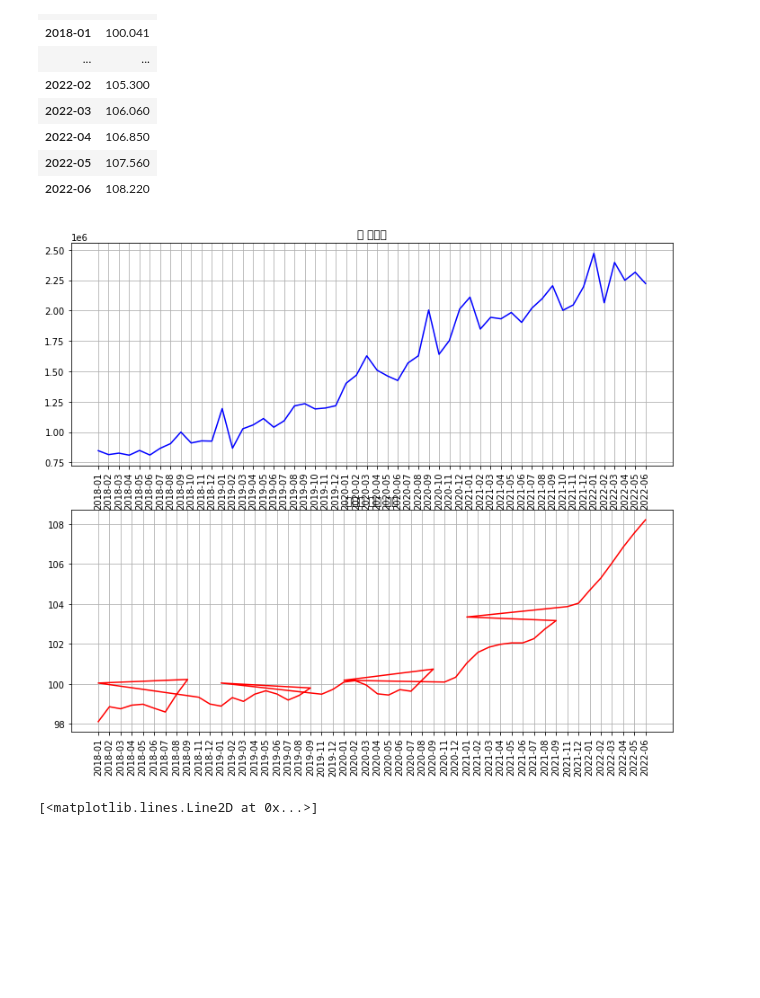
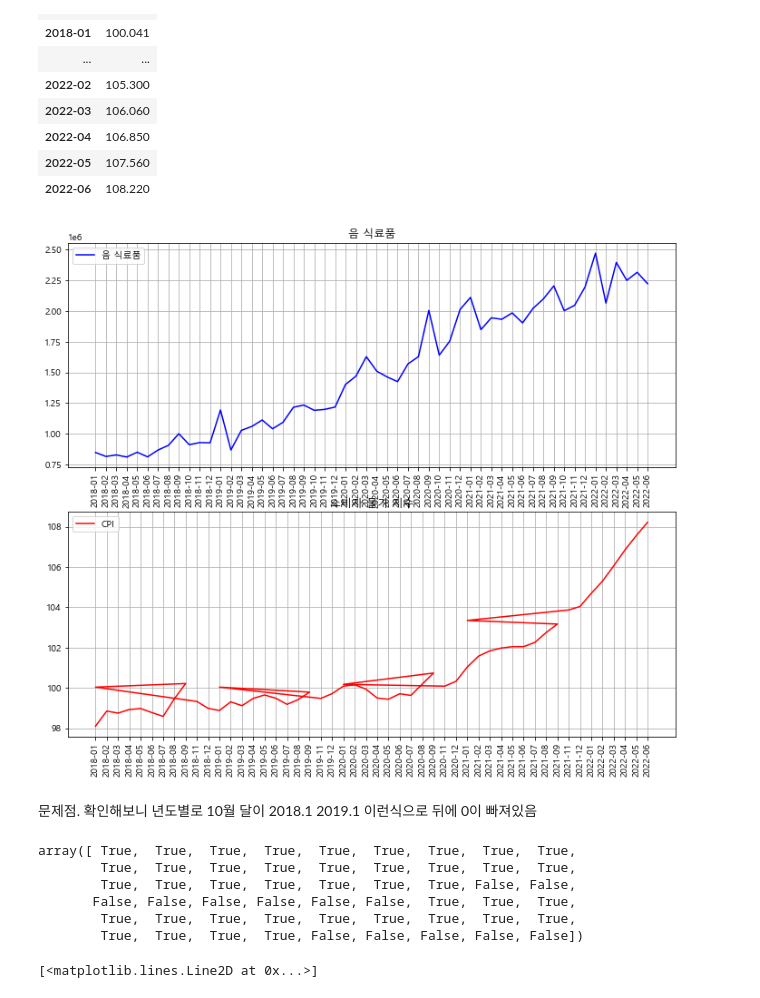
Before and after one commit to jkim0313/project1_dajopay, a Jupyter notebook: preprocess.ipynb, the cells around one changed output. Cells and saved outputs as stored; diff of their text form; code cells hidden in the pictures; blank space fills up the shorter version.

```diff
--- a/preprocess.ipynb
+++ b/preprocess.ipynb
@@ -309,24 +309,42 @@ See the caveats in the documentation: https://pandas.pydata.org/pandas-docs/stab
 # %%
 import matplotlib.pyplot as plt
 import seaborn as sns
+%matplotlib inline
+
+plt.rcParams['axes.unicode_minus'] = False
+plt.rcParams["font.family"] = "Malgun Gothic"
 
 plt.figure(figsize=(12, 10))
 
 plt.subplot(2, 1, 1)
-plt.plot(df_food, c='b')
 plt.title("음 식료품")
+plt.plot(df_food, c='b', label='음 식료품')
+plt.legend()
 plt.xticks(rotation=90)
 plt.grid(True)
 
 plt.subplot(2, 1, 2)
 plt.title("소비자 물가 지수")
-plt.plot(cpi_df, c='r')
+plt.plot(cpi_df, c='r', label='CPI')
+plt.legend()
 plt.xticks(rotation=90)         # 텍스트 90도 회전
 plt.grid(True)                  # 그리드 표시
 
 plt.show()
 # %% [output]
-[figure, old version]
+[figure, new version]
+# %% [markdown]
+문제점.
+확인해보니 년도별로 10월 달이 2018.1 2019.1 이런식으로 뒤에 0이 빠져있음
+# %%
+cpi_df.index.str.contains(".1")
+# %% [output]
+array([ True,  True,  True,  True,  True,  True,  True,  True,  True,
+        True,  True,  True,  True,  True,  True,  True,  True,  True,
+        True,  True,  True,  True,  True,  True,  True, False, False,
+       False, False, False, False, False, False,  True,  True,  True,
+        True,  True,  True,  True,  True,  True,  True,  True,  True,
+        True,  True,  True,  True, False, False, False, False, False])
 # %%
 plt.plot(cpi_df)
 # %% [output]
```
